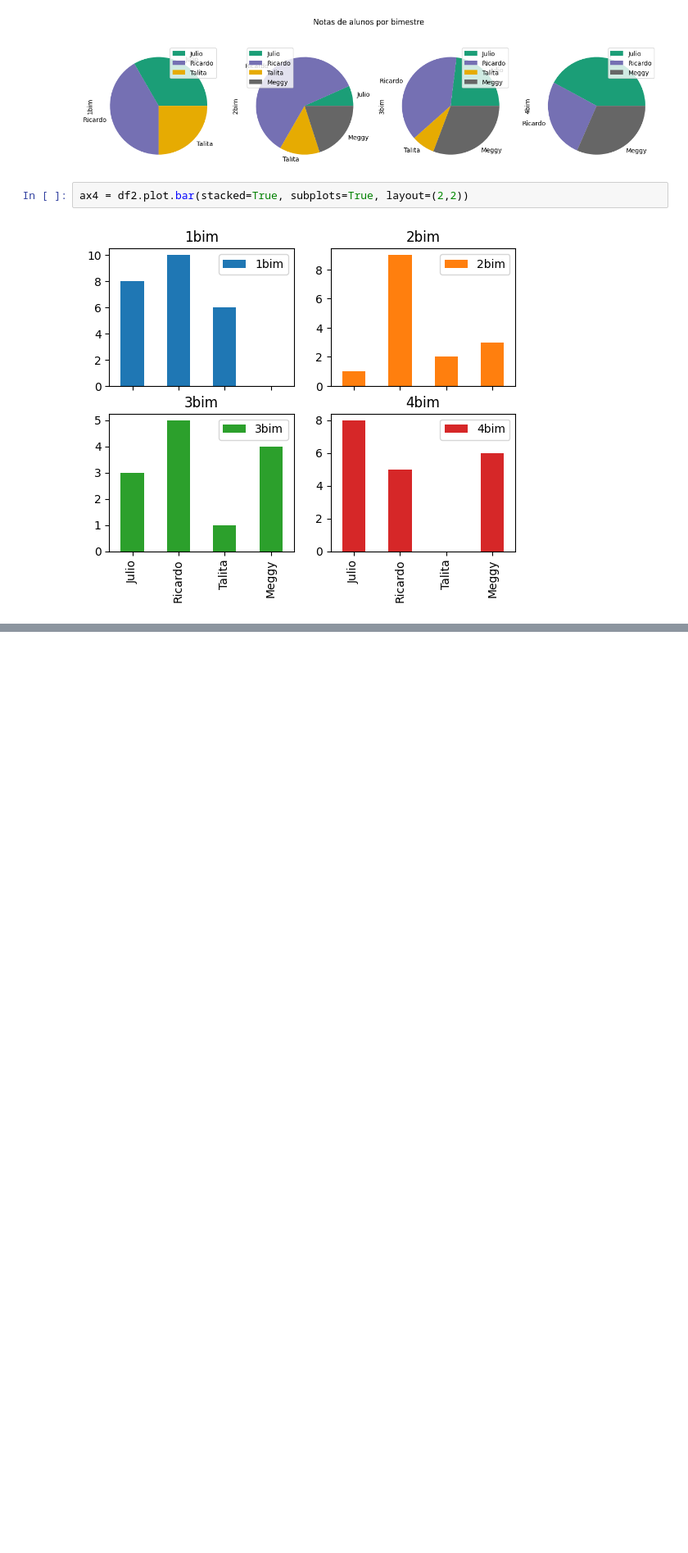
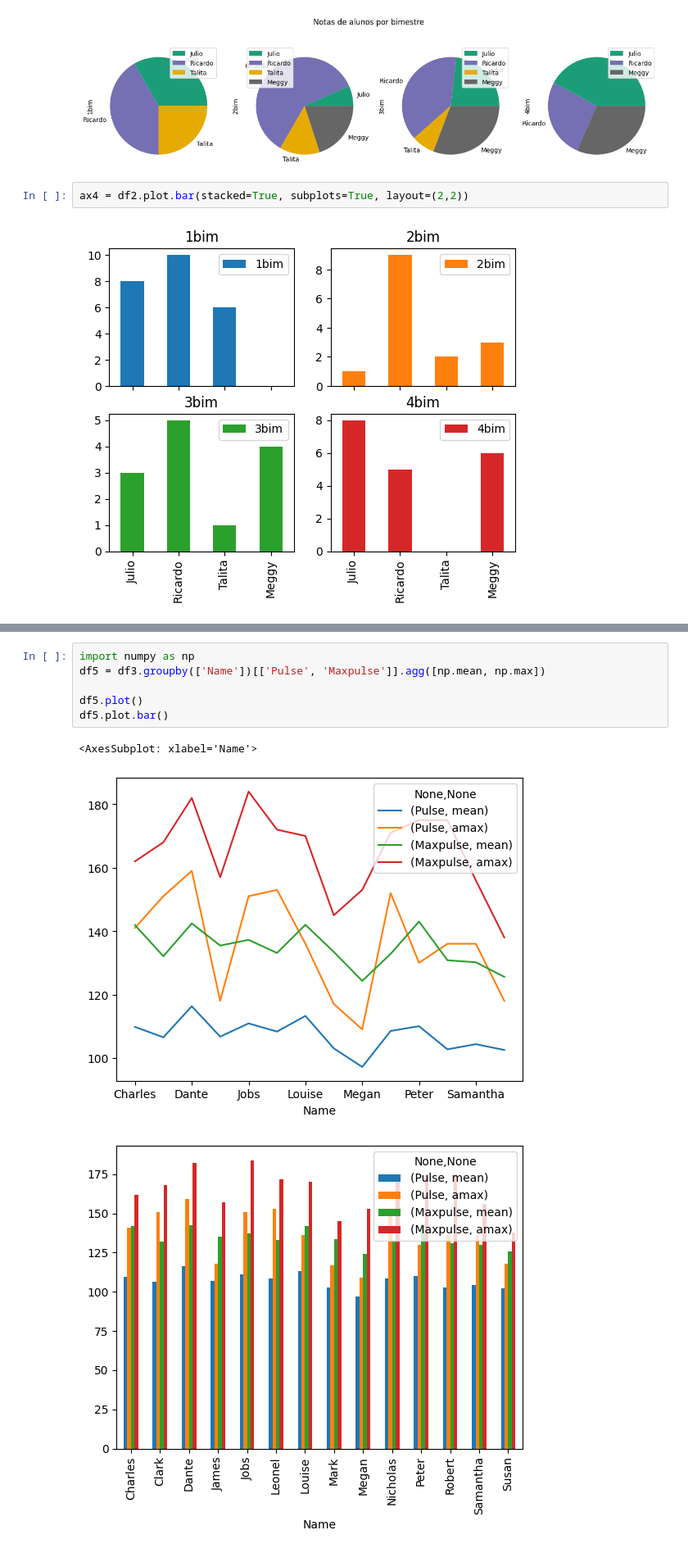
Before and after one commit to ElBulidur/t14241, a Jupyter notebook: aula_04/__main__.ipynb, the cells around one changed output, grey strips where cells are left out. Shown at 82% size. Saved outputs shown, nothing was run; the diff lists cells and outputs as text; blank space fills up the shorter version.

```diff
--- a/aula_04/__main__.ipynb
+++ b/aula_04/__main__.ipynb
@@ -120,0 +147,10 @@ ax4 = df2.plot.bar(stacked=True, subplots=True, layout=(2,2))
+# %%
+import numpy as np
+df5 = df3.groupby(['Name'])[['Pulse', 'Maxpulse']].agg([np.mean, np.max])
+
+df5.plot()
+df5.plot.bar()
+# %% [output]
+<AxesSubplot: xlabel='Name'>
+[figure, added]
+[figure, added]
```
Also changed, not shown: parts of 4 cells of this notebook, 2 other files.
